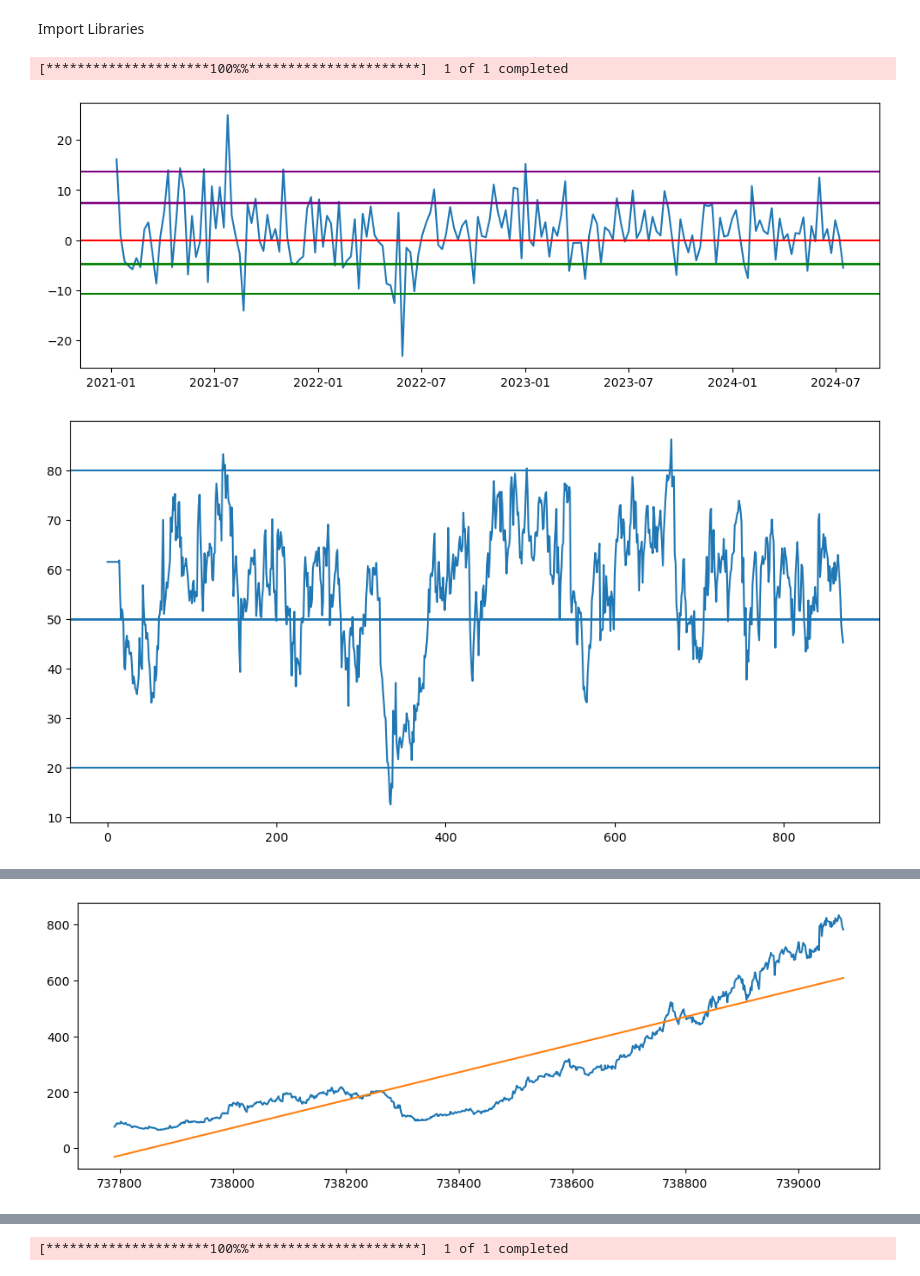
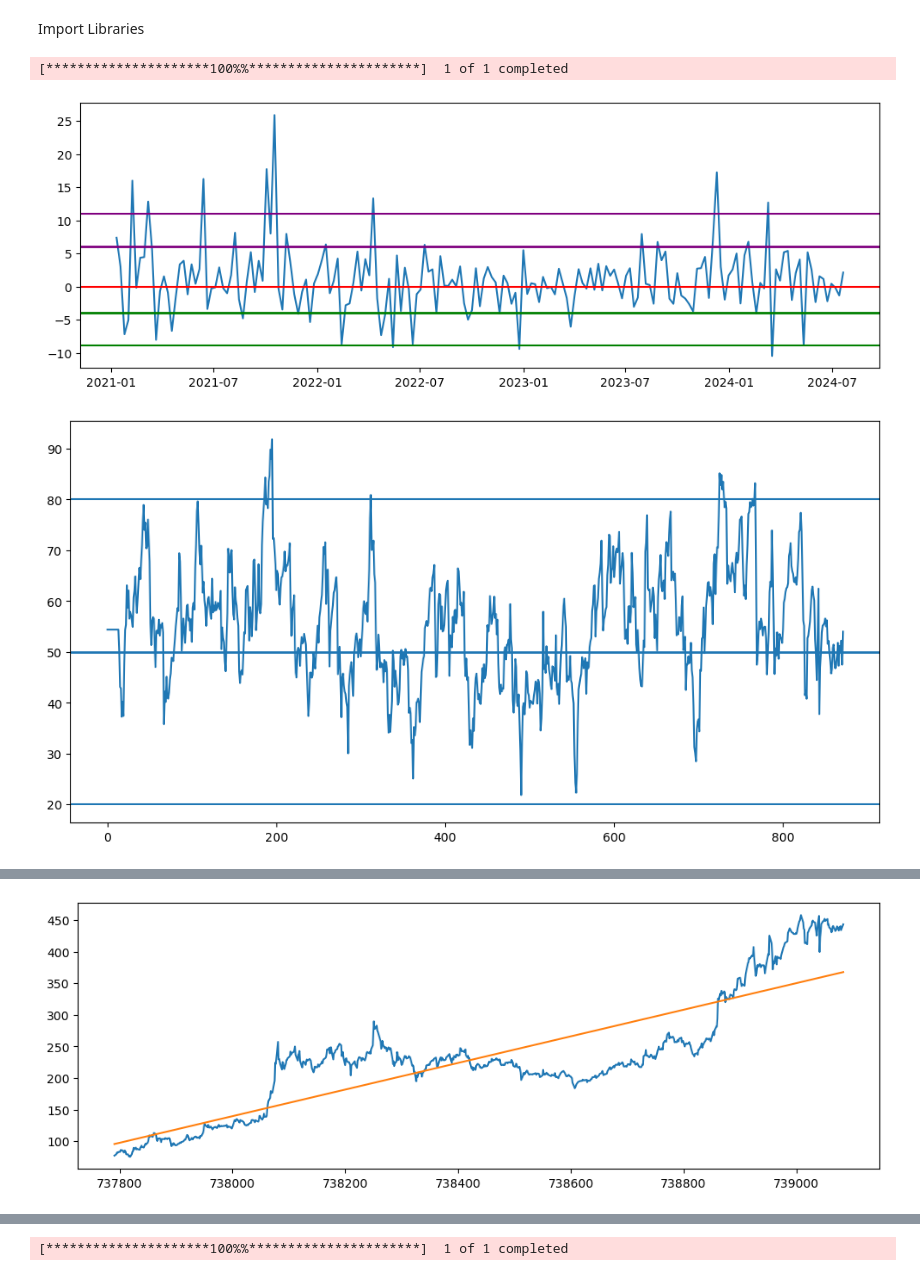
Before and after one commit to isouravsharma/Fin, a Jupyter notebook: Ticker-automate_V2.ipynb, the cells around one changed output, grey strips where cells are left out. Drawn from its saved outputs; the diff is of its cells as text; code cells hidden in the pictures.

```diff
--- a/Ticker-automate_V2.ipynb
+++ b/Ticker-automate_V2.ipynb
@@ -11,17 +11,17 @@ import plotly.graph_objects as go
 from PIL import Image
 # %%
 # List of stock
-tickers = ['JSL.NS']
+tickers = ['TATAPOWER.NS']
 for stock in tickers:
     # Ticker = "ICICIBANK.NS"
     start_date = "2021-01-01"
     end_date = "2024-12-31"
     download_data = yf.download(tickers= stock, start=start_date, end=end_date)
     data = pd.DataFrame(download_data['Close'])
     return_final_output(data,stock)
     # plt.savefig(f"../top_50/{stock}.png")
     save_outcome_image(stock)
 # %% [output]
 [*********************100%%**********************]  1 of 1 completed
-[figure, old version]
+[figure, new version]
-[figure, old version]
+[figure, new version]
@@ -29 +29 @@ for stock in tickers:
-[figure, old version]
+[figure, new version]
```
Also changed, not shown: parts of 1 cell of this notebook.
